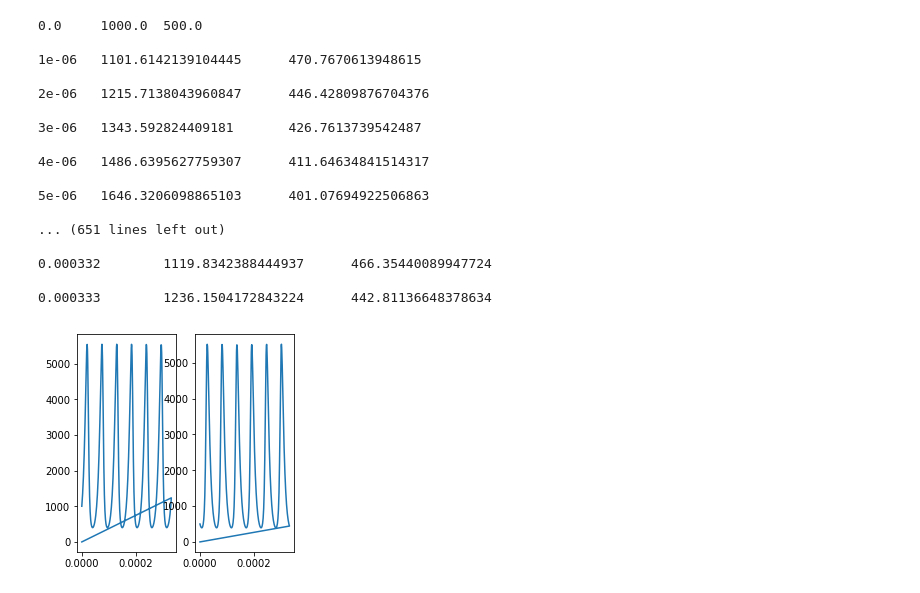
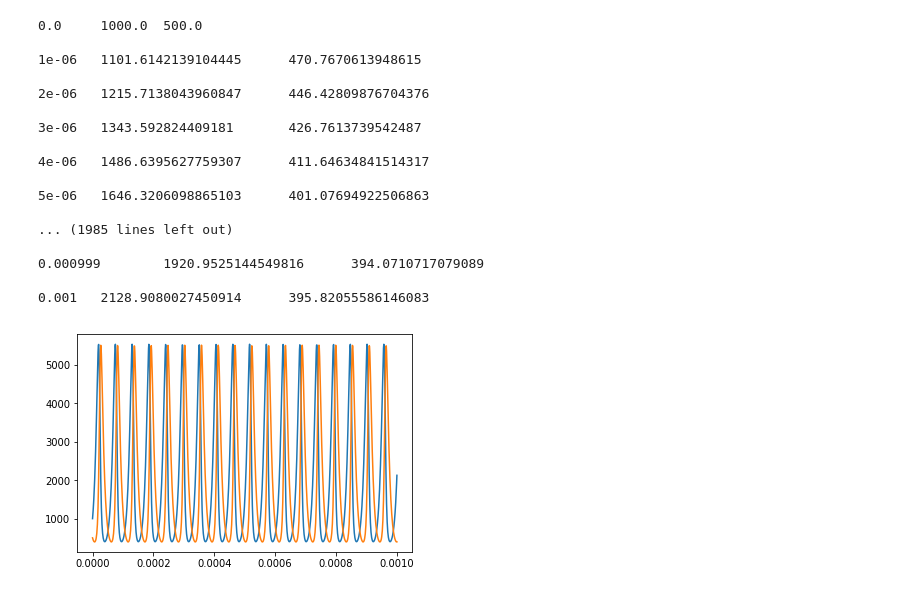
Before and after one commit to RuleWorld/bionetgen, a Jupyter notebook: bng2/pytempest/LV/Untitled.ipynb, the cells around one changed output. Drawn from its saved outputs; the diff is of its cells as text; code cells hidden in the pictures.

Commit message:
fixed bug in bng_protocol in writeCfile (was accidentally reinitializing species between simulate commands). Added test for lotka volterra with simulate->change parameter->simulate protocol

```diff
--- a/bng2/pytempest/LV/Untitled.ipynb
+++ b/bng2/pytempest/LV/Untitled.ipynb
@@ -11,22 +11,25 @@ import MCMC
 # %%
 a = new_doubleArray(3)
 params =  [1.29e5,66.4451,1.3e5]
-for i in range(0,3):
+num_params = 3;
+num_timepts = 1001;
+num_species = 2;
+for i in range(0,num_params):
         doubleArray_setitem(a,i,params[i])
 c = bng_protocol(a)
 d = doubleArrayClass_frompointer(c)
 flag = True
 counter1 = 0
-species_table = np.zeros((1001,3))
+species_table = np.zeros((num_timepts,num_species+1))
 row_counter=0
 while(flag):
-    for counter2 in range(0,3):
+    for counter2 in range(0,num_species+1):
         print(d[counter1],end='\t')
         species_table[row_counter][counter2] = d[counter1]
         counter1+=1
     row_counter+=1
     print('\n')
-    if counter1 == 1002:
+    if counter1 == (num_timepts)*(num_species+1):
         flag=False
 # %% [output]
 0.0     1000.0  500.0
@@ -41,14 +44,14 @@ while(flag):
 
 5e-06   1646.3206098865103      401.07694922506863
 
-... (651 lines left out)
+... (1985 lines left out)
 
-0.000332        1119.8342388444937      466.35440089947724
+0.000999        1920.9525144549816      394.0710717079089
 
-0.000333        1236.1504172843224      442.81136648378634
+0.001   2128.9080027450914      395.82055586146083
 # %%
 for i in range(1,3):
-    plt.subplot(1,3,i)
+    #plt.subplot(1,3,i)
     plt.plot(species_table[:,0],species_table[:,i])
 # %% [output]
-[figure, old version]
+[figure, new version]
```
Also changed, not shown: 10 other files.
